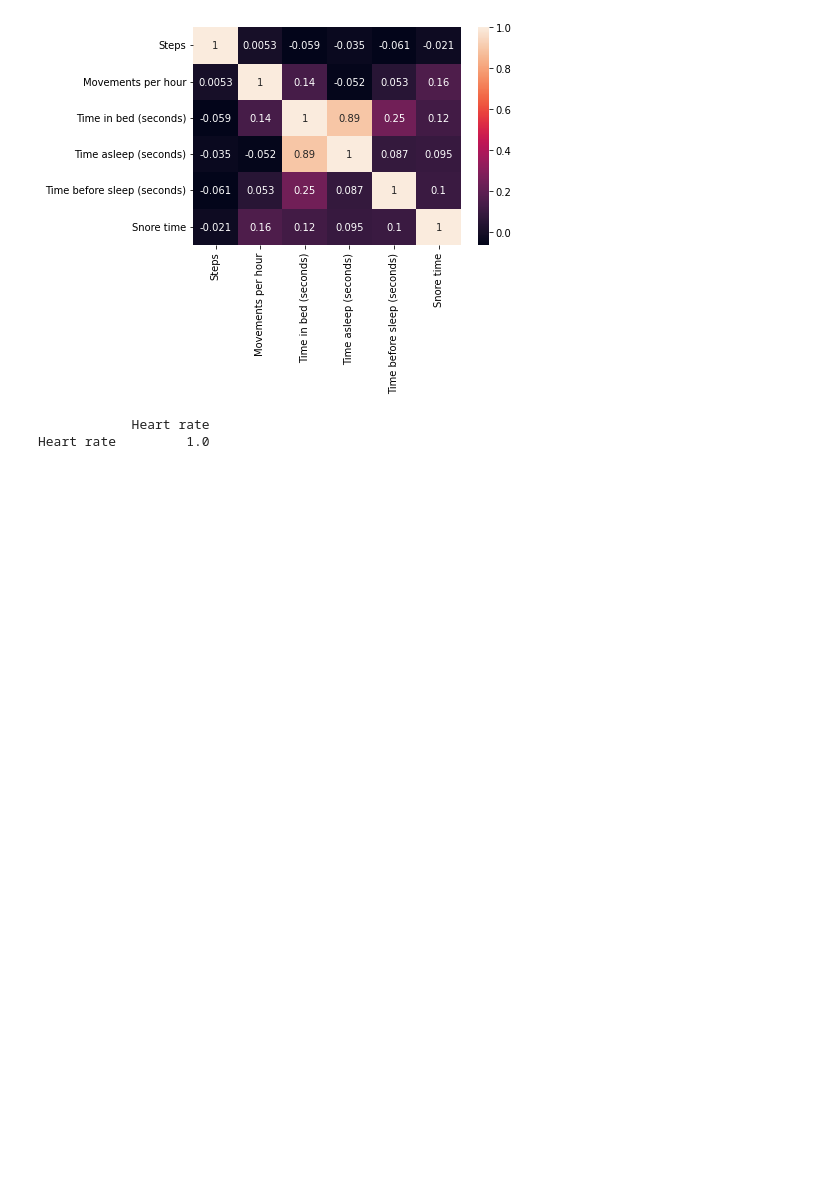
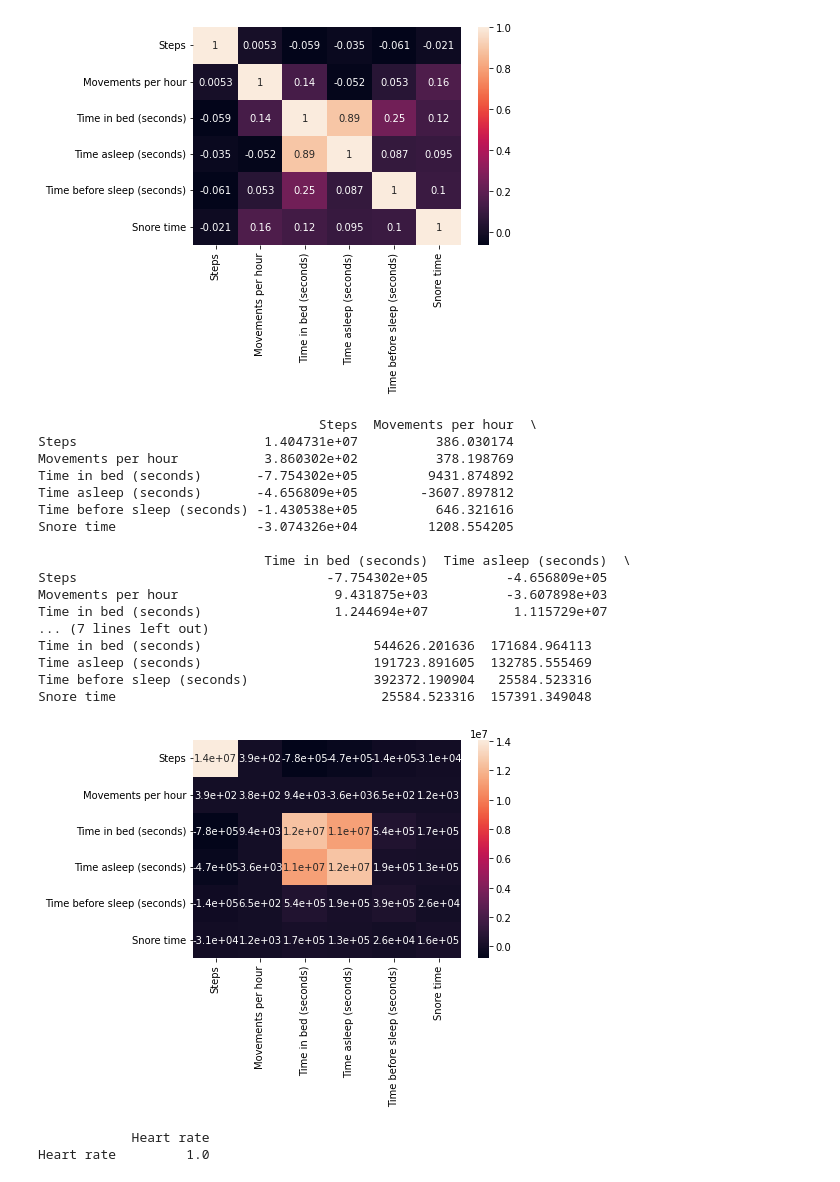
Before and after one commit to weswong02/CPSC4310, a Jupyter notebook: MLP/MLP2/analysis/EDA.ipynb, the cells around one changed output. Saved outputs shown, nothing was run; the diff lists cells and outputs as text; code cells hidden in the pictures; blank space fills up the shorter version.

```diff
--- a/MLP/MLP2/analysis/EDA.ipynb
+++ b/MLP/MLP2/analysis/EDA.ipynb
@@ -93,6 +114,29 @@ Time asleep (seconds)                           0.086602    0.094702
 Time before sleep (seconds)                     1.000000    0.102953
 Snore time                                      0.102953    1.000000
 [figure]
+# %%
+print(df2.cov())
+sns.heatmap(df2.cov(), annot=True)
+plt.show()
+# %% [output]
+                                    Steps  Movements per hour  \
+Steps                        1.404731e+07          386.030174
+Movements per hour           3.860302e+02          378.198769
+Time in bed (seconds)       -7.754302e+05         9431.874892
+Time asleep (seconds)       -4.656809e+05        -3607.897812
+Time before sleep (seconds) -1.430538e+05          646.321616
+Snore time                  -3.074326e+04         1208.554205
+
+                             Time in bed (seconds)  Time asleep (seconds)  \
+Steps                                -7.754302e+05          -4.656809e+05
+Movements per hour                    9.431875e+03          -3.607898e+03
+Time in bed (seconds)                 1.244694e+07           1.115729e+07
+... (7 lines left out)
+Time in bed (seconds)                      544626.201636  171684.964113
+Time asleep (seconds)                      191723.891605  132785.555469
+Time before sleep (seconds)                392372.190904   25584.523316
+Snore time                                  25584.523316  157391.349048
+[figure, added]
 # %%
 print(df3.corr())
 sns.heatmap(df3.corr(), annot=True)
```
Also changed, not shown: parts of 4 cells of this notebook.
